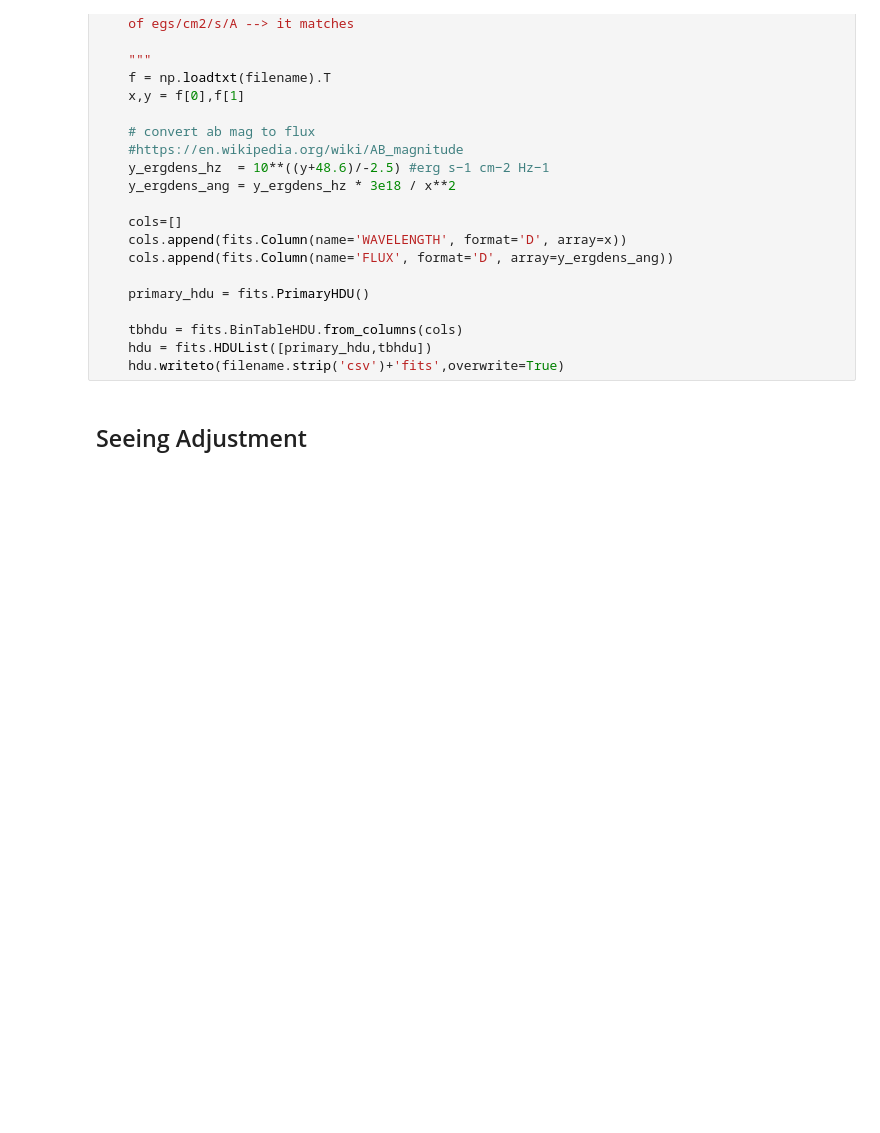
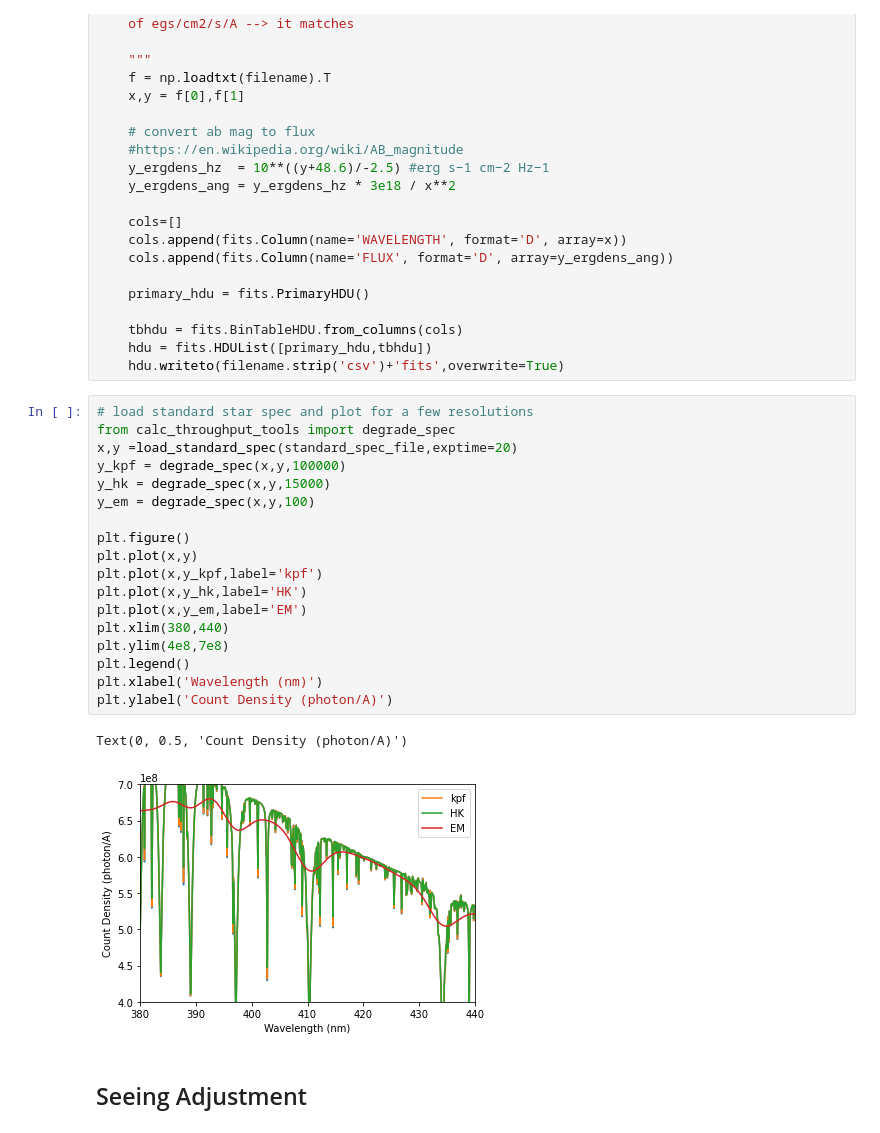
Before and after one commit to ashbake/kpf_cap1h, a Jupyter notebook: kpf_throughput_cap1h.ipynb, the cells around one changed output. Cells and saved outputs as stored; diff of their text form; blank space fills up the shorter version.

Commit message:
degrade resolution

```diff
--- a/kpf_throughput_cap1h.ipynb
+++ b/kpf_throughput_cap1h.ipynb
@@ -136,6 +138,27 @@ def mod_abmag(filename ='./mhr4544.csv'):
     tbhdu = fits.BinTableHDU.from_columns(cols)
     hdu = fits.HDUList([primary_hdu,tbhdu])
     hdu.writeto(filename.strip('csv')+'fits',overwrite=True)
+# %%
+# load standard star spec and plot for a few resolutions
+from calc_throughput_tools import degrade_spec
+x,y =load_standard_spec(standard_spec_file,exptime=20)
+y_kpf = degrade_spec(x,y,100000)
+y_hk = degrade_spec(x,y,15000)
+y_em = degrade_spec(x,y,100)
+
+plt.figure()
+plt.plot(x,y)
+plt.plot(x,y_kpf,label='kpf')
+plt.plot(x,y_hk,label='HK')
+plt.plot(x,y_em,label='EM')
+plt.xlim(380,440)
+plt.ylim(4e8,7e8)
+plt.legend()
+plt.xlabel('Wavelength (nm)')
+plt.ylabel('Count Density (photon/A)')
+# %% [output]
+Text(0, 0.5, 'Count Density (photon/A)')
+[figure, added]
 # %% [markdown]
 ## Seeing Adjustment
 # %% [markdown]
```
Also changed, not shown: parts of 12 cells of this notebook, 1 other file.
